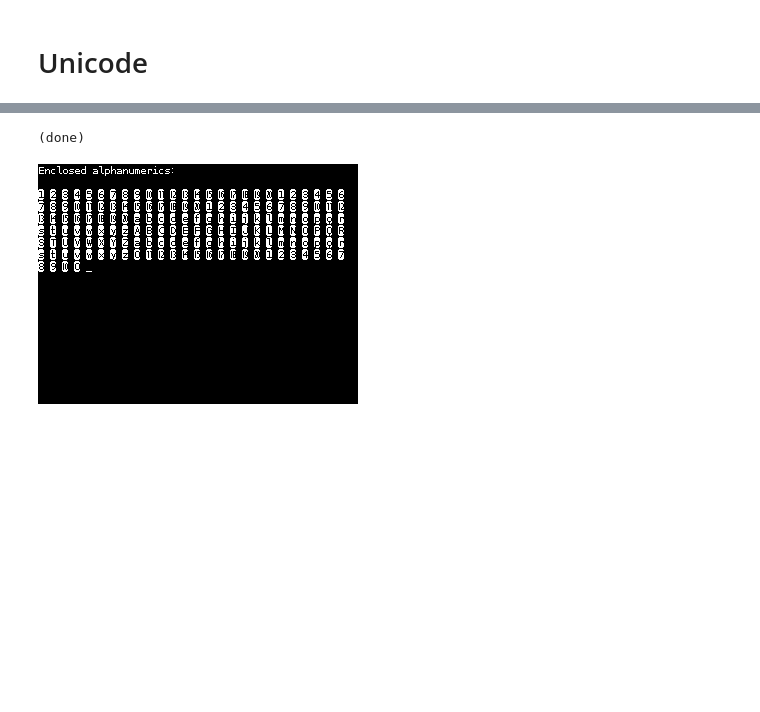
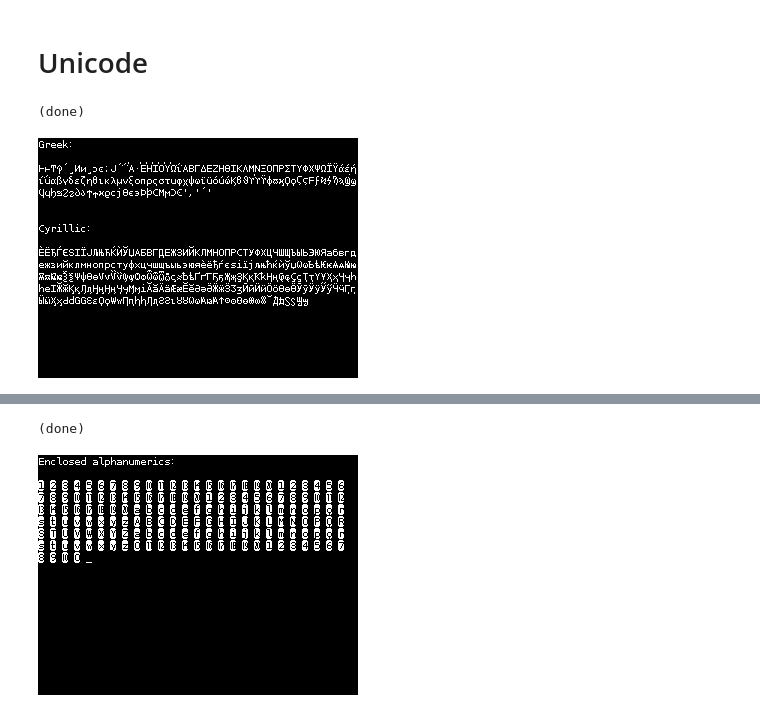
Before and after one commit to michaelerule/ILI9341TTY, a Jupyter notebook: v0.2/test_terminal/test_serial.ipynb, the cells around one changed output, grey strips where cells are left out. Saved outputs shown, nothing was run; the diff lists cells and outputs as text; code cells hidden in the pictures; blank space fills up the shorter version.

```diff
--- a/v0.2/test_terminal/test_serial.ipynb
+++ b/v0.2/test_terminal/test_serial.ipynb
@@ -345,2 +361,19 @@ print2(s,delay=0.005)
 # %% [markdown]
 # Unicode
+# %%
+supported = ''.join(open('v0p2supported.txt','r').readlines())
+# %%
+s = reset+'Greek:\n\n'
+for b,(name,start,stop,N) in get_unicode_blocks_information().items():
+    if 'greek' in b:
+        s += ''.join([chr(i) for i in range(start,stop+1) if chr(i) in supported])
+
+s += '\n\n\nCyrillic:\n\n'
+for b,(name,start,stop,N) in get_unicode_blocks_information().items():
+    if 'cyrillic' in b:
+        s += ''.join([chr(i) for i in range(start,stop+1) if chr(i) in supported])
+print2(s)
+#save_snapshot('greek_and_cyrillic')
+# %% [output]
+(done)
+[figure, added]
```
Also changed, not shown: parts of 8 cells of this notebook, 13 other files.
